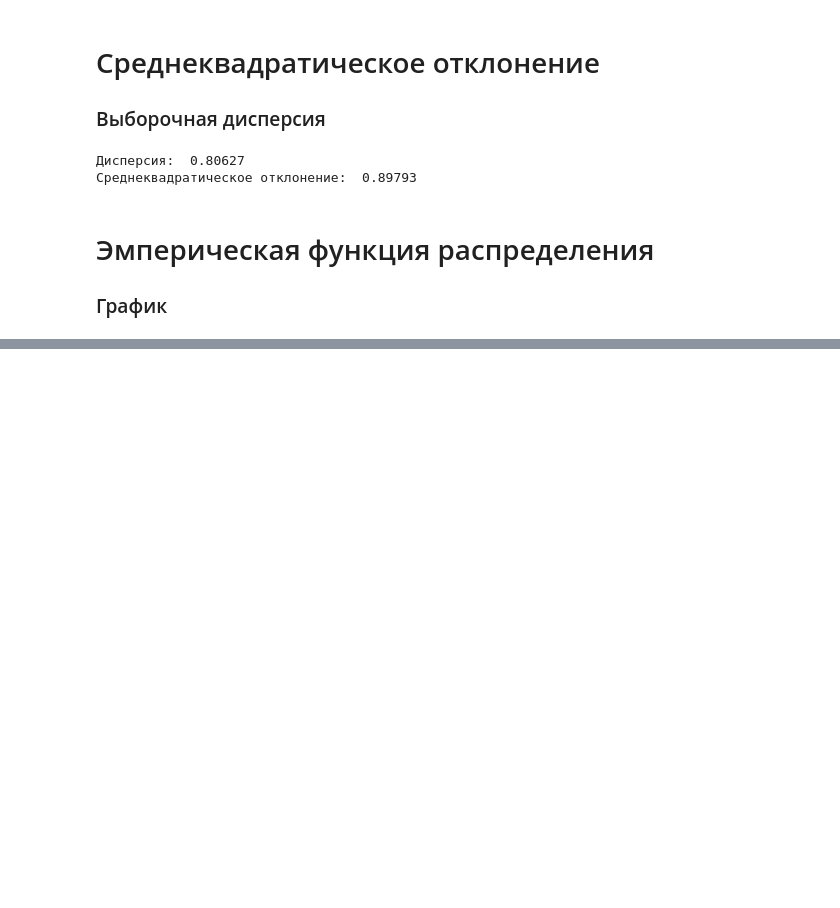
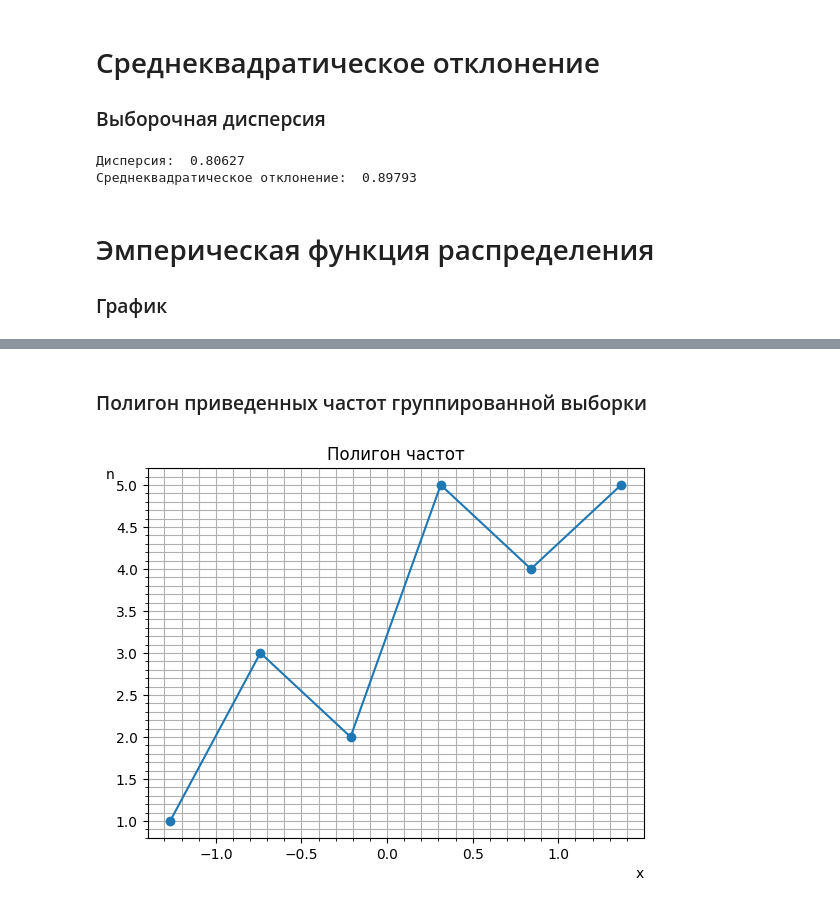
Before and after one commit to Romariok/Probability-theory, a Jupyter notebook: 5prak/task.ipynb, the cells around one changed output, grey strips where cells are left out. Saved outputs shown, nothing was run; the diff lists cells and outputs as text; code cells hidden in the pictures; blank space fills up the shorter version.

```diff
--- a/5prak/task.ipynb
+++ b/5prak/task.ipynb
@@ -87,0 +153,14 @@ print("Среднеквадратическое отклонение: ", standar
+# %% [markdown]
+<h3>Полигон приведенных частот группированной выборки</h3>
+# %%
+bin_centers = (bins[:-1] + bins[1:]) / 2
+plt.plot(bin_centers, hist, marker='o', linestyle='-')
+plt.grid(which='both')
+plt.minorticks_on()
+plt.title('Полигон частот')
+plt.xlabel('x', ha='right', x=1.0)
+plt.ylabel('n', va='top', y=1.0)
+plt.gca().yaxis.get_label().set_rotation(0)
+plt.show()
+# %% [output]
+[figure, added]
```
Also changed, not shown: parts of 5 cells of this notebook.
